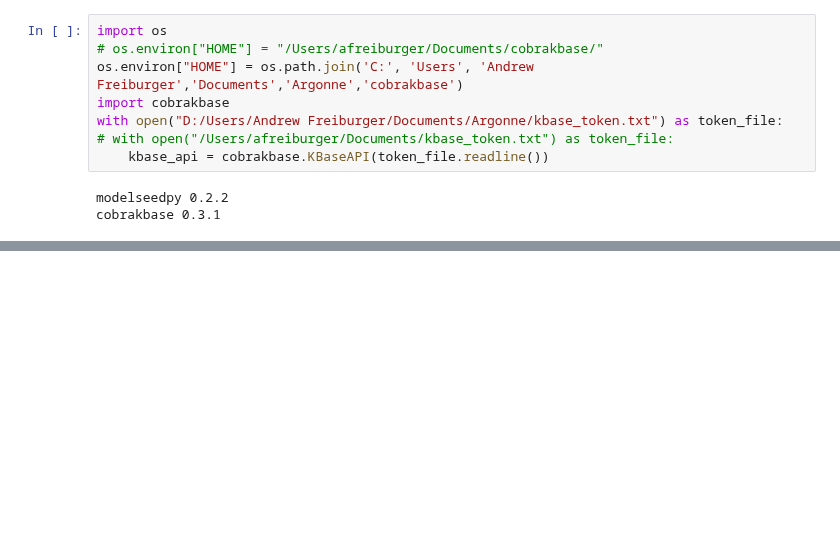
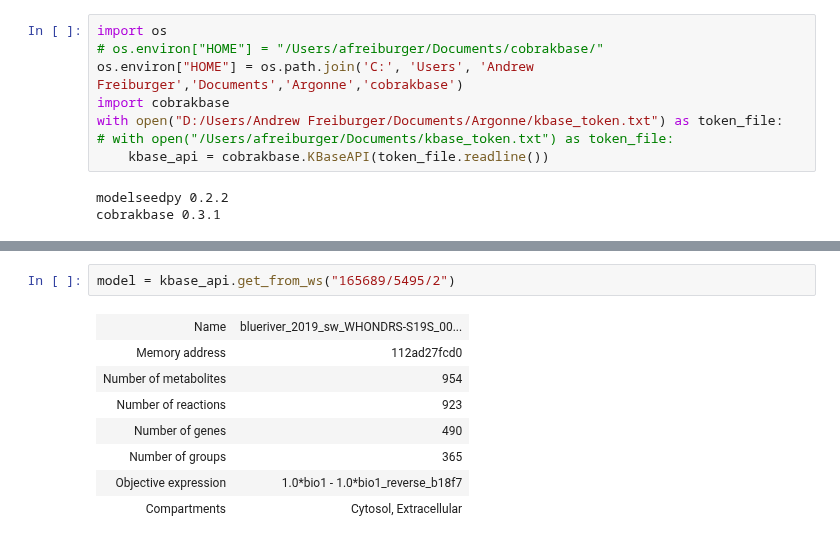
Before and after one commit to ModelSEED/MicrobiomeNotebooks, a Jupyter notebook: grow/building_clades.ipynb, the cells around one changed output, grey strips where cells are left out. Cells and saved outputs as stored; diff of their text form; blank space fills up the shorter version.

```diff
--- a/grow/building_clades.ipynb
+++ b/grow/building_clades.ipynb
@@ -234,0 +242,11 @@ megaModels = MSProbability.megaModel(mapped_clades_models, kbase_api, "reaction_
+# %%
+model = kbase_api.get_from_ws("165689/5495/2")
+# %% [output]
+| Name | blueriver_2019_sw_WHONDRS-S19S_00... |
+| Memory address | 112ad27fcd0 |
+| Number of metabolites | 954 |
+| Number of reactions | 923 |
+| Number of genes | 490 |
+| Number of groups | 365 |
+| Objective expression | 1.0*bio1 - 1.0*bio1_reverse_b18f7 |
+| Compartments | Cytosol, Extracellular |
```
Also changed, not shown: parts of 1 cell of this notebook, 3 other files.
